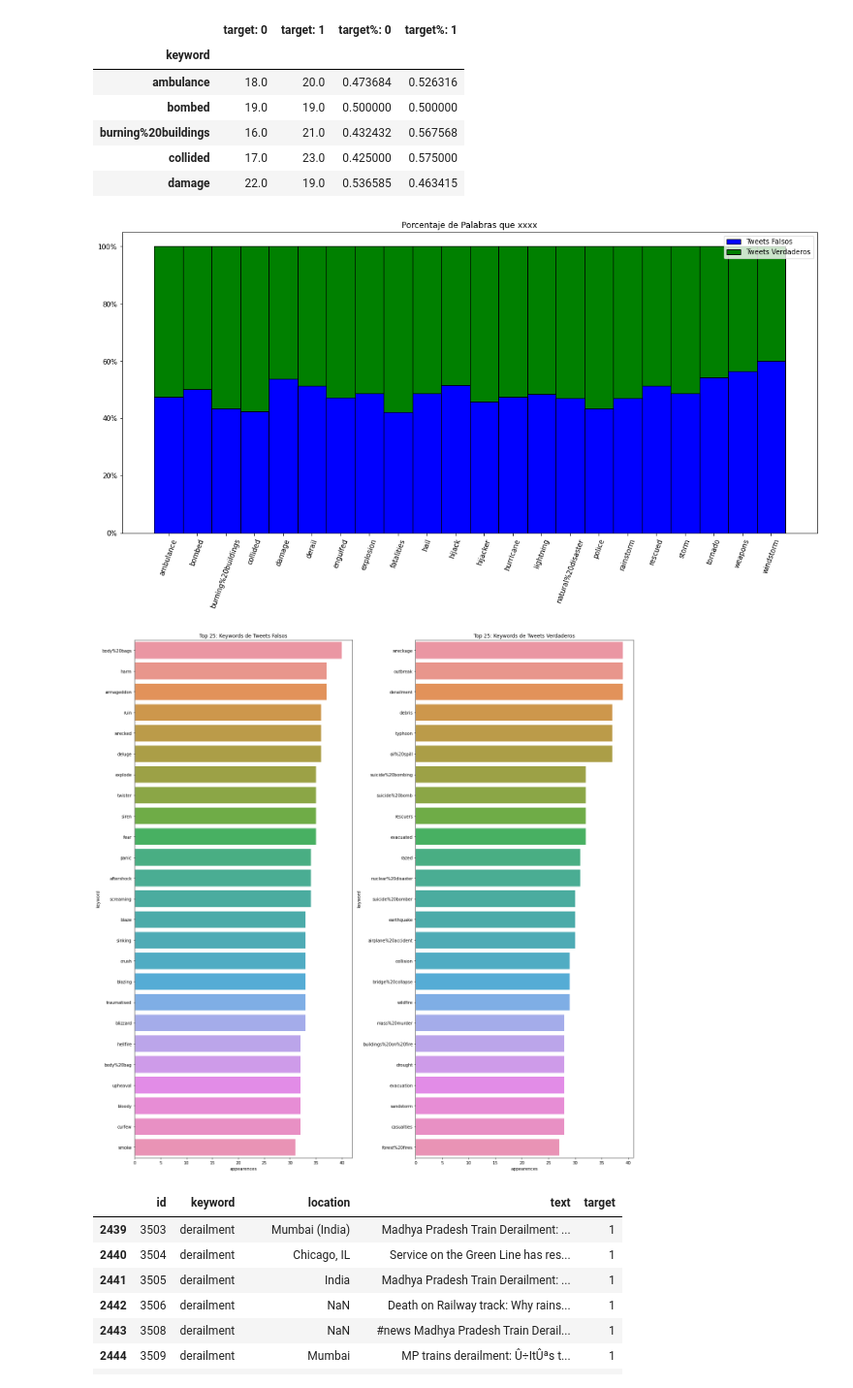
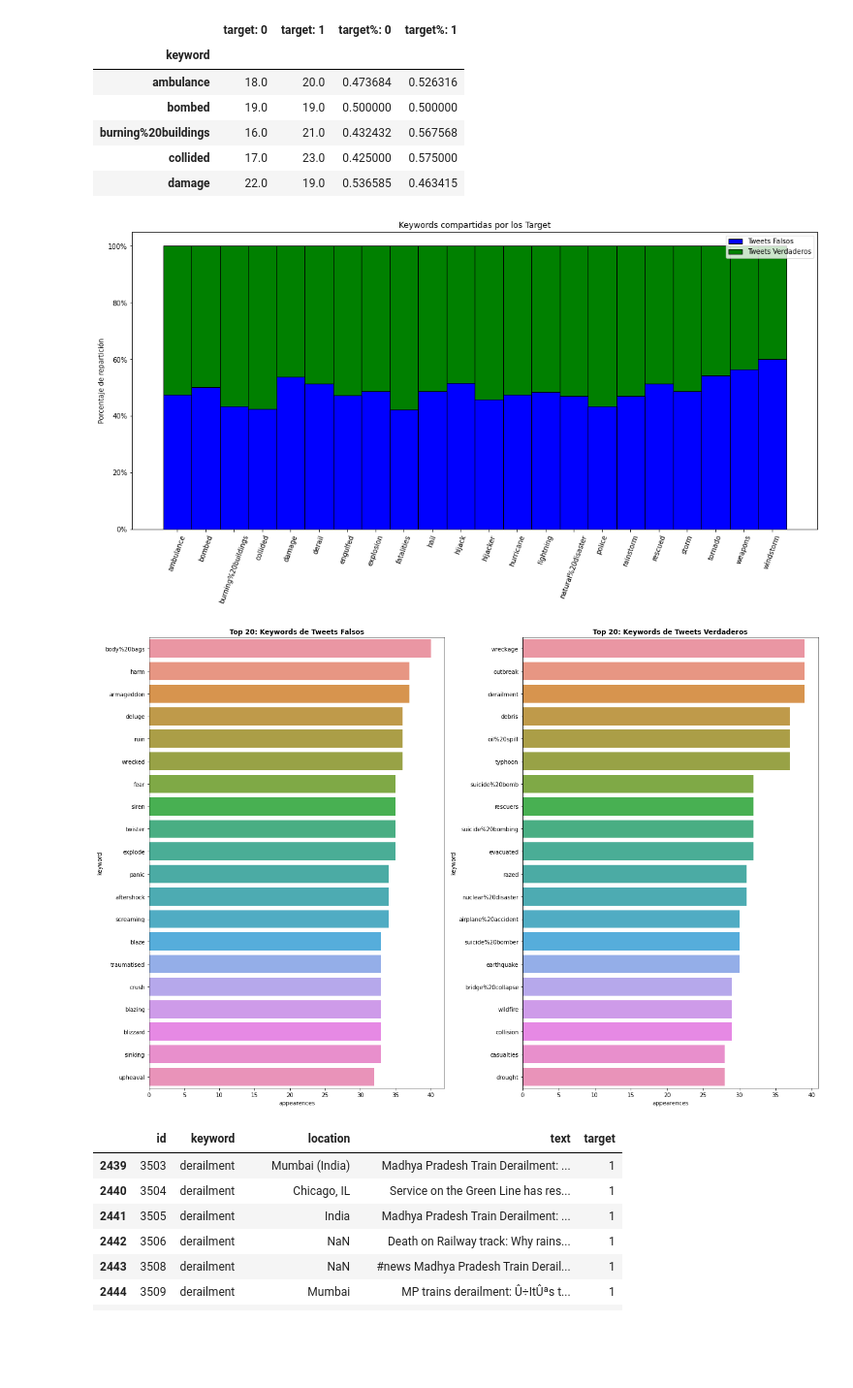
Before and after one commit to gusper01/TP1FIUBA, a Jupyter notebook: Copia_de_Copia_de_TP1_primer_analisis.ipynb, the cells around one changed output. Shown at 97% size. Cells and saved outputs as stored; diff of their text form; code cells hidden in the pictures; blank space fills up the shorter version.

```diff
--- a/Copia_de_Copia_de_TP1_primer_analisis.ipynb
+++ b/Copia_de_Copia_de_TP1_primer_analisis.ipynb
@@ -279,30 +292,33 @@ ax.bar(train_grouped_unstacked.index, train_grouped_unstacked['target%: 1'], lab
 plt.xticks(train_grouped_unstacked.index, rotation= 70)
 porcen = ax.get_yticks()
 ax.set_yticklabels(['{:,.0%}'.format(x) for x in porcen])
-ax.set_title("Porcentaje de Palabras que xxxx")
+ax.set_ylabel('Porcentaje de repartición')
+ax.set_title("Keywords compartidas por los Target")
 ax.legend(['Tweets Falsos', 'Tweets Verdaderos'])
+#plt.savefig('keywords_compartidas.png')
 plt.show()
 # %% [output]
-[figure, old version]
+[figure, new version]
 # %%
 # Top 25 de palabras que sólo aparecen para target = 0
 train_keyword_0 = train.loc[train['target'] == 0, 'keyword'].value_counts()
-train_keyword_0_top25 = train_keyword_0.nlargest(25).to_frame().reset_index().rename(columns = {'index':'keyword', 'keyword':'appearences'})
+train_keyword_0_top25 = train_keyword_0.nlargest(20).to_frame().reset_index().rename(columns = {'index':'keyword', 'keyword':'appearences'})
 
 # Top 25 de palabras que sólo aparecen para target = 1
 train_keyword_1 = train.loc[train['target'] == 1, 'keyword'].value_counts()
-train_keyword_1_top25 = train_keyword_1.nlargest(25).to_frame().reset_index().rename(columns = {'index':'keyword', 'keyword':'appearences'})
+train_keyword_1_top25 = train_keyword_1.nlargest(20).to_frame().reset_index().rename(columns = {'index':'keyword', 'keyword':'appearences'})
 
 # Bar plot
-fig, (ax1, ax2) = plt.subplots(nrows = 1, ncols = 2, figsize = (18,18))
+fig, (ax1, ax2) = plt.subplots(nrows = 1, ncols = 2, figsize = (18,12))
 sns.barplot(x= 'appearences', y = 'keyword', data = train_keyword_0_top25, orient = 'h', ax = ax1)
-ax1.set_title('Top 25: Keywords de Tweets Falsos')
+ax1.set_title('Top 20: Keywords de Tweets Falsos', fontweight = 'semibold')
 sns.barplot(x= 'appearences', y = 'keyword', data = train_keyword_1_top25, orient = 'h', ax = ax2)
-ax2.set_title('Top 25: Keywords de Tweets Verdaderos')
+ax2.set_title('Top 20: Keywords de Tweets Verdaderos', fontweight = 'semibold')
 plt.tight_layout()
-plt.show()
+plt.savefig('top20_keywords_no_compartidas.png')
+#plt.show()
 # %% [output]
-[figure, old version]
+[figure, new version]
 # %%
 # Cómo se ven los tweets verdaderos de alguna de esas keywords?
 train.loc[(train['target'] == 1) & (train['keyword'] == 'derailment')]
```
Also changed, not shown: parts of 7 cells of this notebook, 4 other files.
